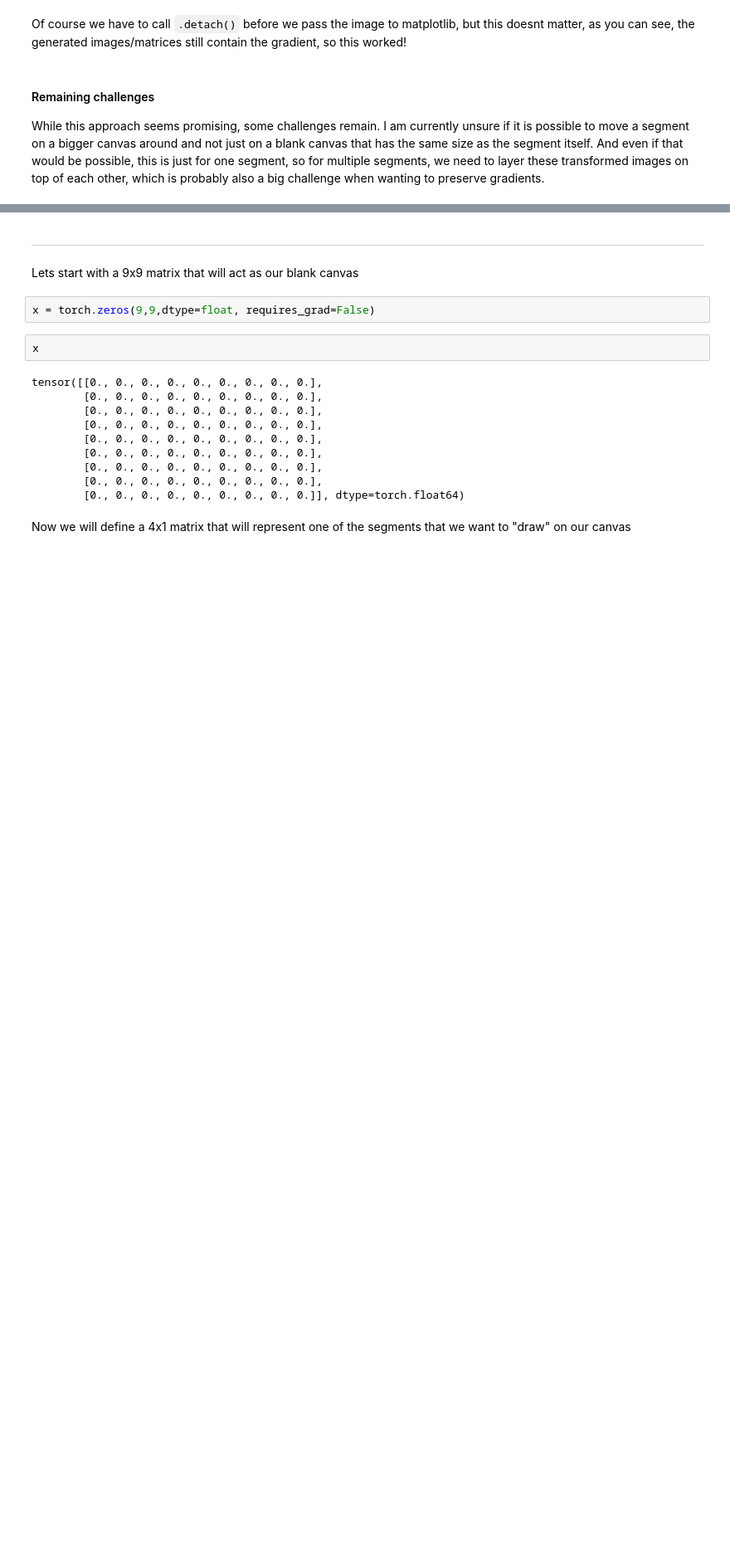
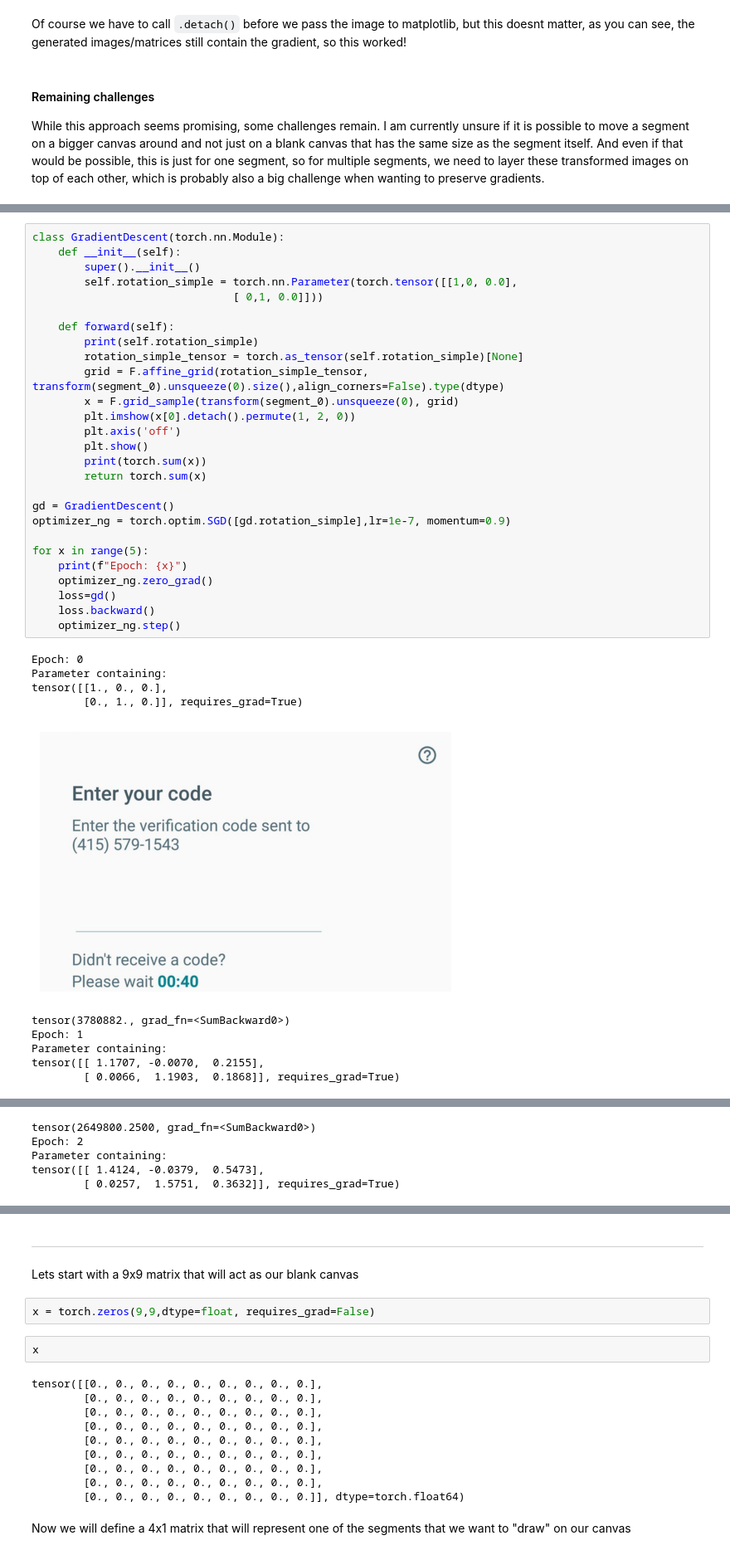
Before and after one commit to mowoe/bachelorthesis, a Jupyter notebook: testing_differentiable_translation.ipynb, the cells around one changed output, grey strips where cells are left out. Shown at 83% size. Drawn from its saved outputs; the diff is of its cells as text; blank space fills up the shorter version.

```diff
--- a/testing_differentiable_translation.ipynb
+++ b/testing_differentiable_translation.ipynb
@@ -128,0 +132,38 @@ And even if that would be possible, this is just for one segment, so for multipl
+# %%
+class GradientDescent(torch.nn.Module):
+    def __init__(self):
+        super().__init__()
+        self.rotation_simple = torch.nn.Parameter(torch.tensor([[1,0, 0.0],
+                               [ 0,1, 0.0]]))
+
+    def forward(self):
+        print(self.rotation_simple)
+        rotation_simple_tensor = torch.as_tensor(self.rotation_simple)[None]
+        grid = F.affine_grid(rotation_simple_tensor, transform(segment_0).unsqueeze(0).size(),align_corners=False).type(dtype)
+        x = F.grid_sample(transform(segment_0).unsqueeze(0), grid)
+        plt.imshow(x[0].detach().permute(1, 2, 0))
+        plt.axis('off')
+        plt.show()
+        print(torch.sum(x))
+        return torch.sum(x)
+
+gd = GradientDescent()
+optimizer_ng = torch.optim.SGD([gd.rotation_simple],lr=1e-7, momentum=0.9)
+
+for x in range(5):
+    print(f"Epoch: {x}")
+    optimizer_ng.zero_grad()
+    loss=gd()
+    loss.backward()
+    optimizer_ng.step()
+# %% [output]
+Epoch: 0
+Parameter containing:
+tensor([[1., 0., 0.],
+        [0., 1., 0.]], requires_grad=True)
+[figure, added]
+tensor(3780882., grad_fn=<SumBackward0>)
+Epoch: 1
+Parameter containing:
+tensor([[ 1.1707, -0.0070,  0.2155],
+        [ 0.0066,  1.1903,  0.1868]], requires_grad=True)
@@ -128,0 +171,5 @@ And even if that would be possible, this is just for one segment, so for multipl
+tensor(2649800.2500, grad_fn=<SumBackward0>)
+Epoch: 2
+Parameter containing:
+tensor([[ 1.4124, -0.0379,  0.5473],
+        [ 0.0257,  1.5751,  0.3632]], requires_grad=True)
```
Also changed, not shown: parts of 9 cells of this notebook.
